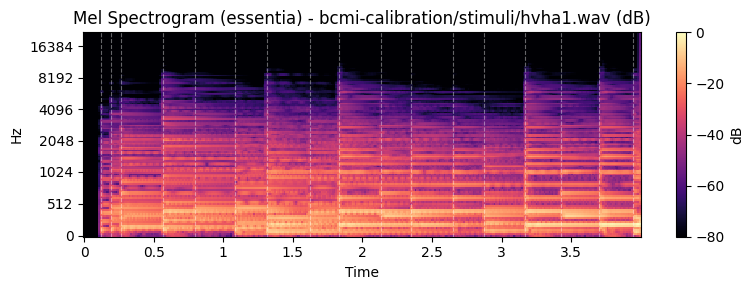
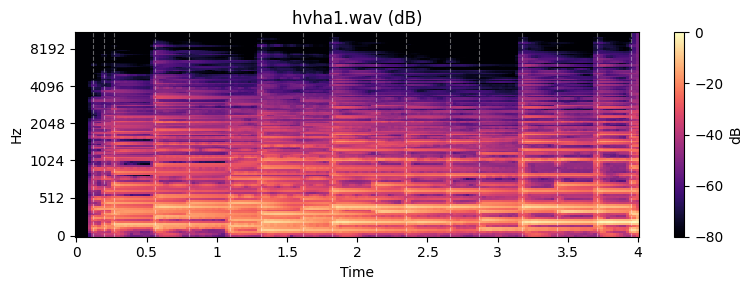
The notebook cell's code change between the first figure and the second:
--- before
+++ after
@@ -8,13 +8,14 @@
 
 
-wav1 = OnDiskMusic(filepath=Path("datasets/bcmi/bcmi-calibration/stimuli/hvha1.wav"))
-wav2 = OnDiskMusic(filepath=Path("datasets/bcmi/bcmi-calibration/stimuli/hvha2.wav"))
-wav3 = OnDiskMusic(filepath=Path("datasets/bcmi/bcmi-calibration/stimuli/lvha7.wav"))
-wav4 = OnDiskMusic(filepath=Path("datasets/bcmi/bcmi-calibration/stimuli/lvna2.wav"))
-wav5 = OnDiskMusic(filepath=Path("datasets/bcmi/bcmi-calibration/stimuli/nvna9.wav"))
-wav6 = OnDiskMusic(filepath=Path("datasets/bcmi/bcmi-calibration/stimuli/nvla6.wav"))
-wav7 = OnDiskMusic(filepath=Path("datasets/bcmi/bcmi-calibration/stimuli/lvla6.wav"))
+wav1 = OnDiskMusic(filepath=Path("datasets/bcmi/bcmi-calibration/stimuli/hvha1.wav")), "hvha1.wav"
+wav2 = OnDiskMusic(filepath=Path("datasets/bcmi/bcmi-calibration/stimuli/hvha2.wav")), "hvha2.wav"
+wav3 = OnDiskMusic(filepath=Path("datasets/bcmi/bcmi-calibration/stimuli/lvha7.wav")), "lvha7.wav"
+wav4 = OnDiskMusic(filepath=Path("datasets/bcmi/bcmi-calibration/stimuli/lvna2.wav")), "lvna2.wav"
+wav5 = OnDiskMusic(filepath=Path("datasets/bcmi/bcmi-calibration/stimuli/nvna9.wav")),  "nvna9.wav"
+wav6 = OnDiskMusic(filepath=Path("datasets/bcmi/bcmi-calibration/stimuli/nvla6.wav")), "nvla6.wav"
+wav7 = OnDiskMusic(filepath=Path("datasets/bcmi/bcmi-calibration/stimuli/lvla6.wav")), "lvla6.wav"
 
-for wav in [wav1, wav2, wav3, wav4, wav5, wav6, wav7]:
+for wavpath in [wav1, wav2, wav3, wav4, wav5, wav6, wav7]:
+  wav, path = wavpath
   y: WavRAW = wav.get_music()
   if len(y.raw_data.shape) > 1:
@@ -22,10 +23,6 @@
   y = random_resample(y)
   y.raw_data = y.raw_data[:y.sample_rate * 4]
-  fig = try_essentia(y, method='complex')
+  fig = try_essentia(y, method='complex', title=path)
   # fig = try_essentia(y, method='melflux')
   fig.show()
-
-# mus1: WavRAW = wav1.get_music()
-# mus1.raw_data = mus1.raw_data[:, 0]
-# fig = try_essentia(mus1)
-# fig.show()
+  fig.savefig(f"mel_onset_{path}.png")

Commit: save